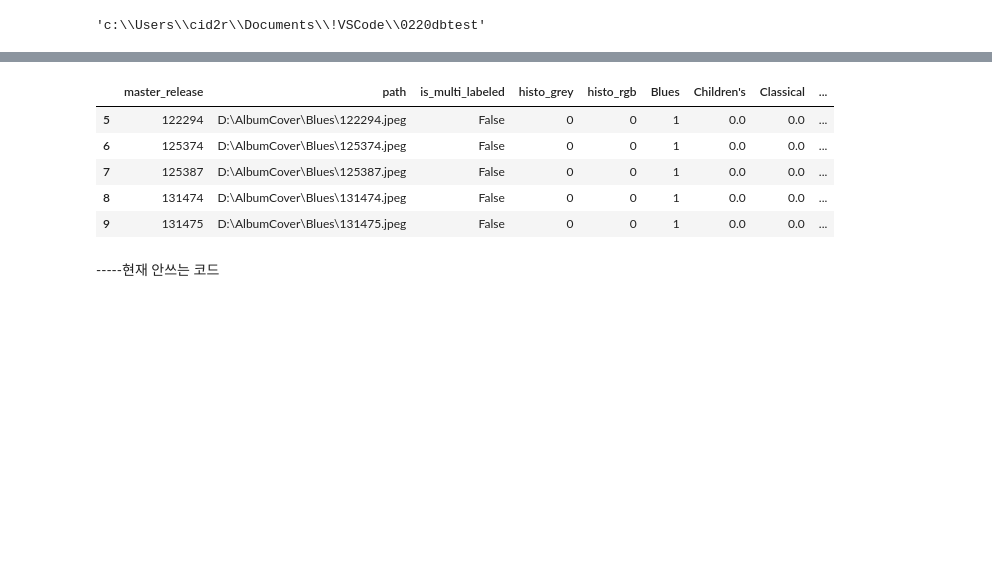
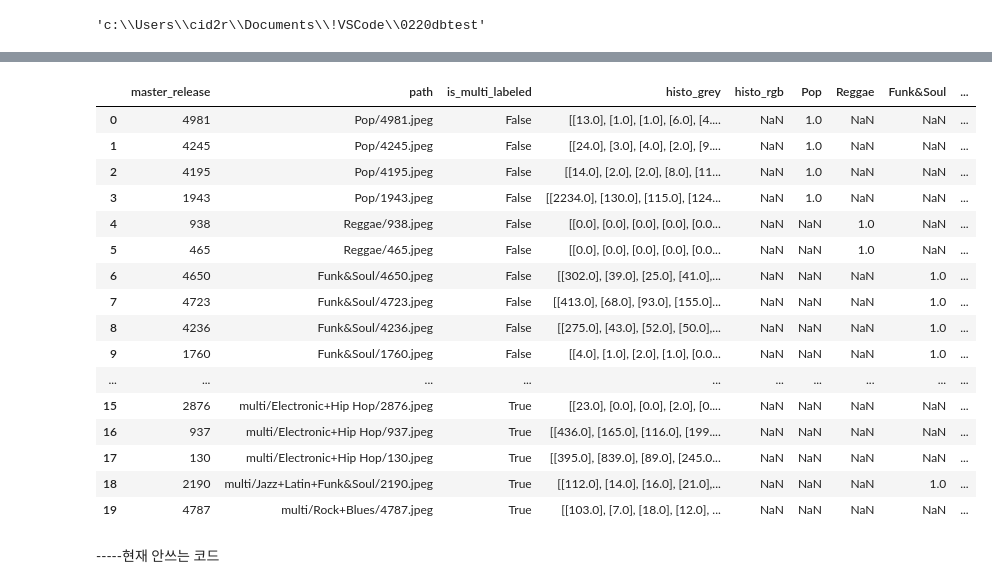
Before and after one commit to cid2rrrr/0220dbtest, a Jupyter notebook: test.ipynb, the cells around one changed output, grey strips where cells are left out. Saved outputs shown, nothing was run; the diff lists cells and outputs as text; code cells hidden in the pictures; blank space fills up the shorter version.

Commit message:
makin dataframe

```diff
--- a/test.ipynb
+++ b/test.ipynb
@@ -128,11 +128,14 @@ album_data = pd.DataFrame(columns=['master_release', 'path','is_multi_labeled',
 
 
 win_dir = r"D:\AlbumCover"
+macos_dir = "/Users/cooky/Documents/GitHub/0220dbtest/img/"
 #경로 복사
-read_path = win_dir
+read_path = macos_dir
 
 #장르별 열 생성
 for dir in os.listdir(read_path):
+    if dir == '.DS_Store':
+        continue
     if dir == 'multi':
         continue
     album_data[dir] = 0
@@ -145,15 +148,18 @@ count = 0
 #경로 내 폴더 읽어들이기
 for dir in os.listdir(read_path):
 
-    if dir == 'multi':
+    if dir == 'multi' or dir == '.DS_Store':
         continue
 
     img_files = os.listdir(os.path.join(read_path, dir));
-
+    if dir == '.DS_Store':
+        continue
     #파일명을 읽어들이고 이를 dataframe에 넣기
     for img_file in img_files:
-        img_path = os.path.join(os.path.join(read_path, dir, img_file))
-        img_info = cv2.imread(img_path, 0)
+        if img_file == '.DS_Store':
+            continue
+        img_path = os.path.join(os.path.join(dir, img_file))
+        img_info = cv2.imread(os.path.join(read_path, img_path), 0)
         album_data = album_data.append({'master_release' : img_file[:-5],
                                         'path' : img_path,
                                         'is_multi_labeled' : False,
@@ -167,11 +173,11 @@ for dir in os.listdir(read_path):
     if count == 10:
         break;
 
-album_data = album_data.fillna(0)
+#album_data = album_data.fillna(0)
 
 
 
-album_data.tail()
+#album_data.tail()
 
 
 
@@ -179,22 +185,38 @@ multi_path =  os.path.join(read_path, 'multi')
 
 #each folders
 for multi_gens in os.listdir(multi_path):
+    if multi_gens == '.DS_Store':
+        continue
     #each songs
-    for multi_gen_songs in os.path.join(multi_path, multi_gens):
+    for multi_gen_songs in os.listdir(os.path.join(multi_path, multi_gens)):
+        if multi_gen_songs == '.DS_Store':
+            continue
         #make imsi dataframe but no genre info
         img_path = os.path.join(multi_path, multi_gens, multi_gen_songs)
         img_info = cv2.imread(img_path, 0)
         imsi_df = pd.DataFrame(columns=['master_release', 'path','is_multi_labeled', 'histo_grey', 'histo_rgb'])
+        print(multi_gen_songs)
         imsi_df = imsi_df.append({'master_release' : multi_gen_songs[:-5],
-                                        'path' : img_path,
+                                        'path' : os.path.join('multi', multi_gens, multi_gen_songs),
                                         'is_multi_labeled' : True,
                                         'histo_grey' : cv2.calcHist([img_info], [0], None, [256], [0,256])},
                                         ignore_index=True)
 
         #adding genre info
         for gen in multi_gens.split('+'):
+
             imsi_df[gen] = 1
+
 
         #adding imsi_df into album_data
         album_data = album_data.append(imsi_df, ignore_index=True)
+        count += 1
+
+        if count == 20:
+            break
+    if count == 20:
+        break
+
+
+album_data.tail(20)
 # %% [output]
@@ -201,9 +243,20 @@ for multi_gens in os.listdir(multi_path):
-|  | master_release | path | is_multi_labeled | histo_grey | histo_rgb | Blues | Children's | Classical | ... |
-| 5 | 122294 | D:\AlbumCover\Blues\122294.jpeg | False | 0 | 0 | 1 | 0.0 | 0.0 | ... |
-| 6 | 125374 | D:\AlbumCover\Blues\125374.jpeg | False | 0 | 0 | 1 | 0.0 | 0.0 | ... |
-| 7 | 125387 | D:\AlbumCover\Blues\125387.jpeg | False | 0 | 0 | 1 | 0.0 | 0.0 | ... |
-| 8 | 131474 | D:\AlbumCover\Blues\131474.jpeg | False | 0 | 0 | 1 | 0.0 | 0.0 | ... |
-| 9 | 131475 | D:\AlbumCover\Blues\131475.jpeg | False | 0 | 0 | 1 | 0.0 | 0.0 | ... |
+|  | master_release | path | is_multi_labeled | histo_grey | histo_rgb | Pop | Reggae | Funk&Soul | ... |
+| 0 | 4981 | Pop/4981.jpeg | False | [[13.0], [1.0], [1.0], [6.0], [4.... | NaN | 1.0 | NaN | NaN | ... |
+| 1 | 4245 | Pop/4245.jpeg | False | [[24.0], [3.0], [4.0], [2.0], [9.... | NaN | 1.0 | NaN | NaN | ... |
+| 2 | 4195 | Pop/4195.jpeg | False | [[14.0], [2.0], [2.0], [8.0], [11... | NaN | 1.0 | NaN | NaN | ... |
+| 3 | 1943 | Pop/1943.jpeg | False | [[2234.0], [130.0], [115.0], [124... | NaN | 1.0 | NaN | NaN | ... |
+| 4 | 938 | Reggae/938.jpeg | False | [[0.0], [0.0], [0.0], [0.0], [0.0... | NaN | NaN | 1.0 | NaN | ... |
+| 5 | 465 | Reggae/465.jpeg | False | [[0.0], [0.0], [0.0], [0.0], [0.0... | NaN | NaN | 1.0 | NaN | ... |
+| 6 | 4650 | Funk&Soul/4650.jpeg | False | [[302.0], [39.0], [25.0], [41.0],... | NaN | NaN | NaN | 1.0 | ... |
+| 7 | 4723 | Funk&Soul/4723.jpeg | False | [[413.0], [68.0], [93.0], [155.0]... | NaN | NaN | NaN | 1.0 | ... |
+| 8 | 4236 | Funk&Soul/4236.jpeg | False | [[275.0], [43.0], [52.0], [50.0],... | NaN | NaN | NaN | 1.0 | ... |
+| 9 | 1760 | Funk&Soul/1760.jpeg | False | [[4.0], [1.0], [2.0], [1.0], [0.0... | NaN | NaN | NaN | 1.0 | ... |
+| ... | ... | ... | ... | ... | ... | ... | ... | ... | ... |
+| 15 | 2876 | multi/Electronic+Hip Hop/2876.jpeg | True | [[23.0], [0.0], [0.0], [2.0], [0.... | NaN | NaN | NaN | NaN | ... |
+| 16 | 937 | multi/Electronic+Hip Hop/937.jpeg | True | [[436.0], [165.0], [116.0], [199.... | NaN | NaN | NaN | NaN | ... |
+| 17 | 130 | multi/Electronic+Hip Hop/130.jpeg | True | [[395.0], [839.0], [89.0], [245.0... | NaN | NaN | NaN | NaN | ... |
+| 18 | 2190 | multi/Jazz+Latin+Funk&Soul/2190.jpeg | True | [[112.0], [14.0], [16.0], [21.0],... | NaN | NaN | NaN | 1.0 | ... |
+| 19 | 4787 | multi/Rock+Blues/4787.jpeg | True | [[103.0], [7.0], [18.0], [12.0], ... | NaN | NaN | NaN | NaN | ... |
 # %% [markdown]
 -----현재 안쓰는 코드
 # %%
```
Also changed, not shown: parts of 1 cell of this notebook, 2 other files.
